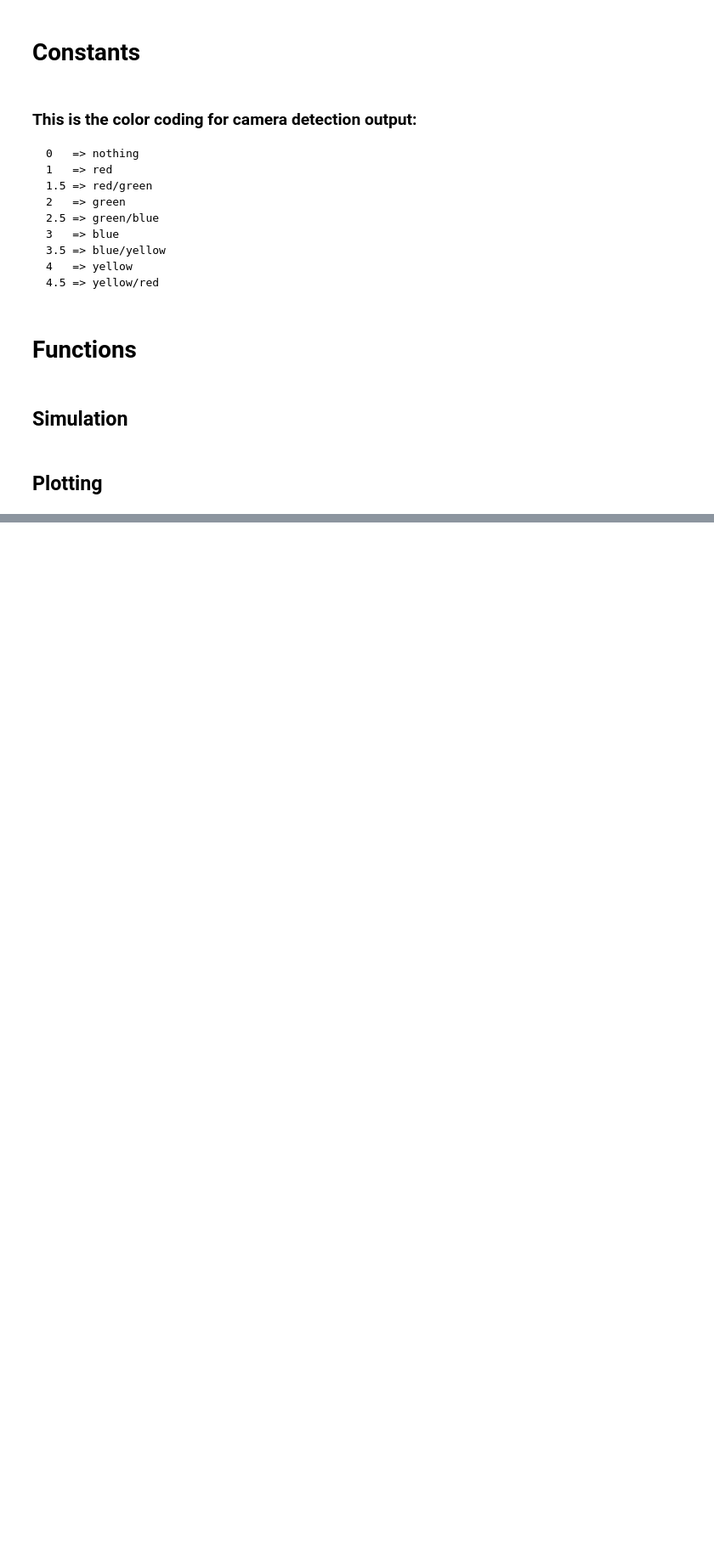
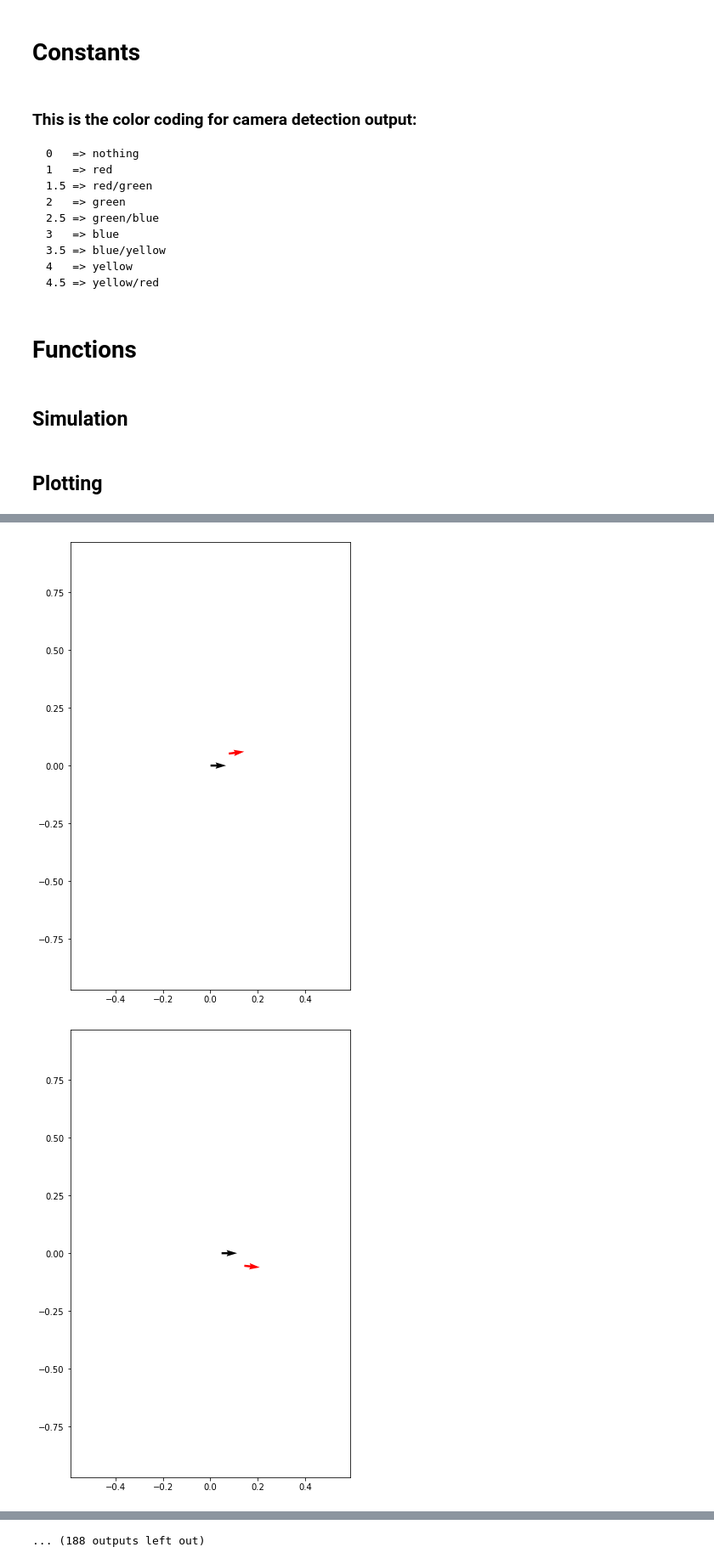
Before and after one commit to Rob0tMakers/4_robot_simulation, a Jupyter notebook: simulation/particle-filtering.ipynb, the cells around one changed output, grey strips where cells are left out. Shown at 85% size. Drawn from its saved outputs; the diff is of its cells as text; code cells hidden in the pictures; blank space fills up the shorter version.

Commit message:
improved detailed plotting

```diff
--- a/simulation/particle-filtering.ipynb
+++ b/simulation/particle-filtering.ipynb
@@ -408,0 +409,8 @@ plotTrajectoryByIndex(data, data2, 10)
+# %%
+# plot of approximation vs real trajectory for every step (black=real, red=approx)
+
+for i in range(len(data)):
+    plotTrajectoryByIndex(data, data2, i)
+# %% [output]
+[figure, added]
+[figure, added]
@@ -408,0 +427 @@ plotTrajectoryByIndex(data, data2, 10)
+... (188 outputs left out)
```
Also changed, not shown: parts of 6 cells of this notebook.
